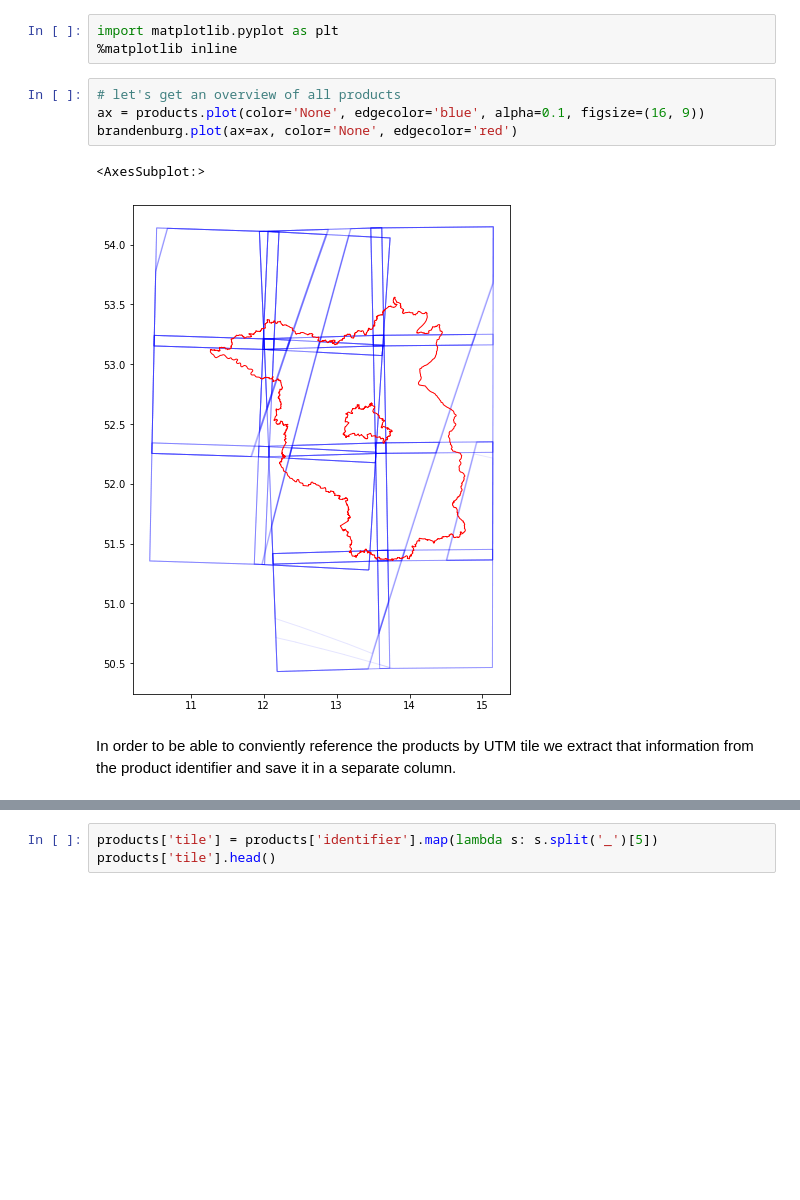
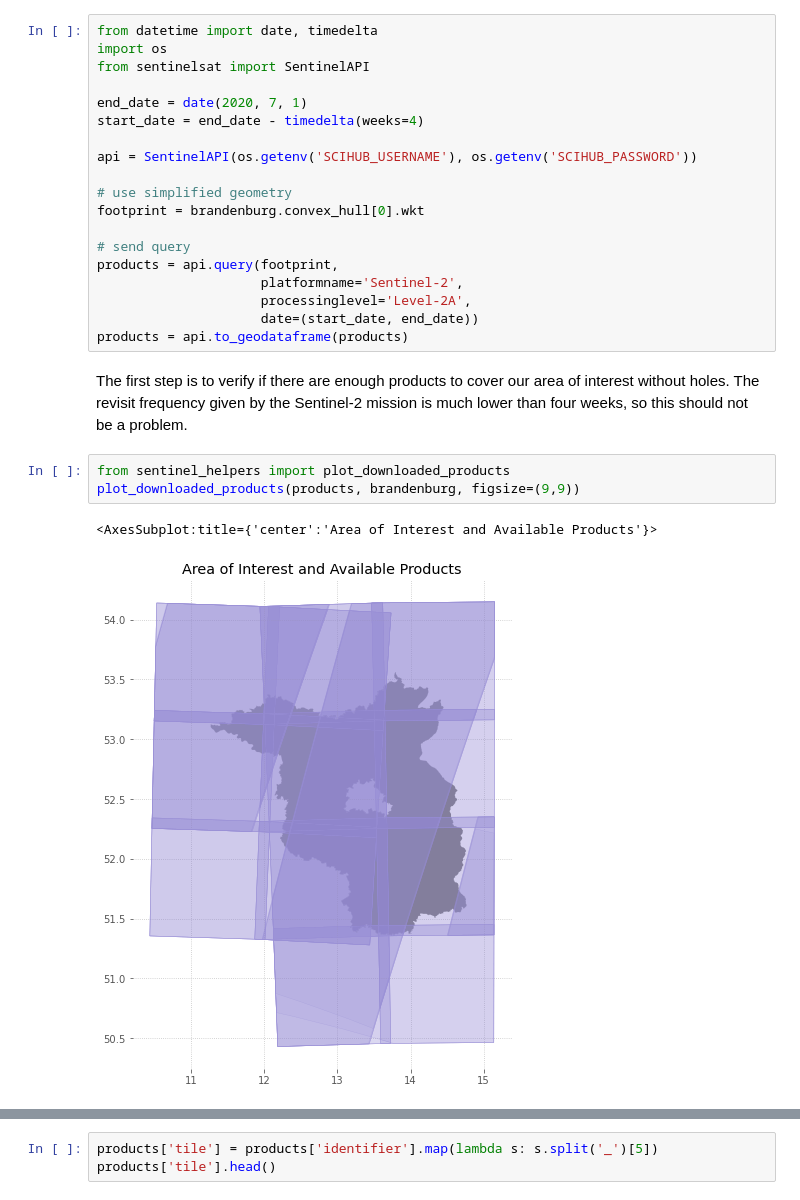
Before and after one commit to rrrnld/earth-observation-for-journalism, a Jupyter notebook: sources/01c Coverage analysis.ipynb, the cells around one changed output, grey strips where cells are left out. Cells and saved outputs as stored; diff of their text form; blank space fills up the shorter version.

```diff
--- a/sources/01c Coverage analysis.ipynb
+++ b/sources/01c Coverage analysis.ipynb
@@ -46,12 +19,28 @@ Let's verify visually that we have enough products to cover the area we are inte
-# %%
-import matplotlib.pyplot as plt
-%matplotlib inline
-# %%
-# let's get an overview of all products
-ax = products.plot(color='None', edgecolor='blue', alpha=0.1, figsize=(16, 9))
-brandenburg.plot(ax=ax, color='None', edgecolor='red')
-# %% [output]
-<AxesSubplot:>
-[figure, removed]
-# %% [markdown]
-In order to be able to conviently reference the products by UTM tile we extract that information from the product identifier and save it in a separate column.
+# %%
+from datetime import date, timedelta
+import os
+from sentinelsat import SentinelAPI
+
+end_date = date(2020, 7, 1)
+start_date = end_date - timedelta(weeks=4)
+
+api = SentinelAPI(os.getenv('SCIHUB_USERNAME'), os.getenv('SCIHUB_PASSWORD'))
+
+# use simplified geometry
+footprint = brandenburg.convex_hull[0].wkt
+
+# send query
+products = api.query(footprint,
+                     platformname='Sentinel-2',
+                     processinglevel='Level-2A',
+                     date=(start_date, end_date))
+products = api.to_geodataframe(products)
+# %% [markdown]
+The first step is to verify if there are enough products to cover our area of interest without holes.
+The revisit frequency given by the Sentinel-2 mission is much lower than four weeks, so this should not be a problem.
+# %%
+from sentinel_helpers import plot_downloaded_products
+plot_downloaded_products(products, brandenburg, figsize=(9,9))
+# %% [output]
+<AxesSubplot:title={'center':'Area of Interest and Available Products'}>
+[figure, added]
```
Also changed, not shown: parts of 35 cells of this notebook, 1 other file.
